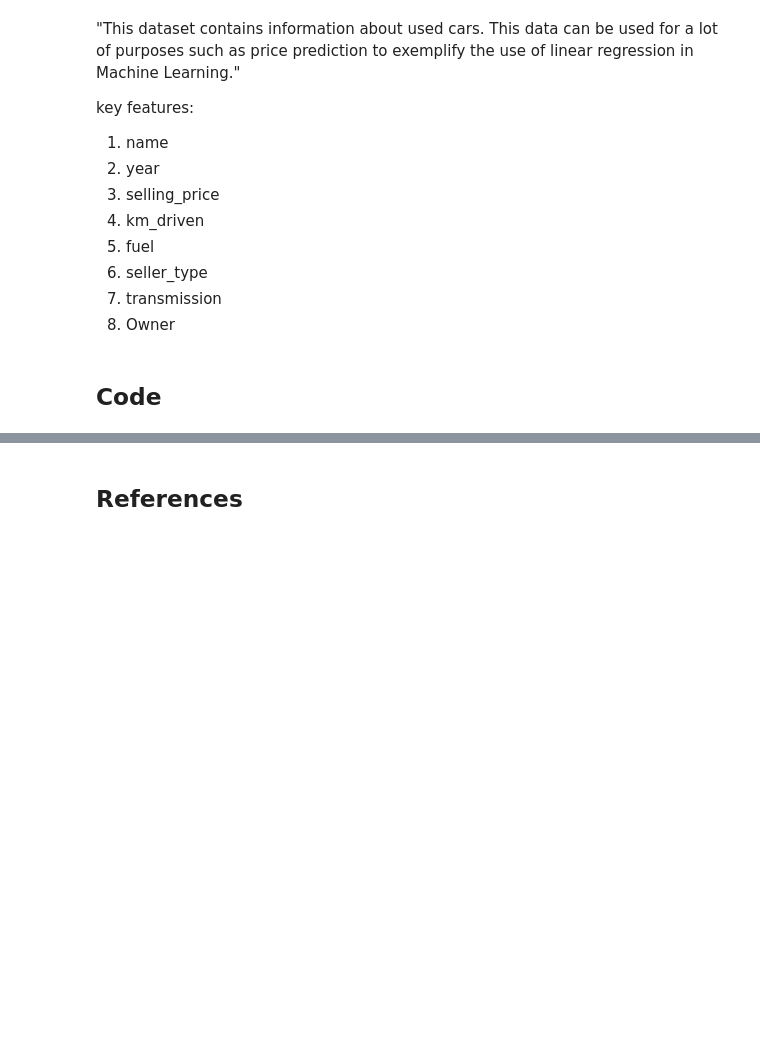
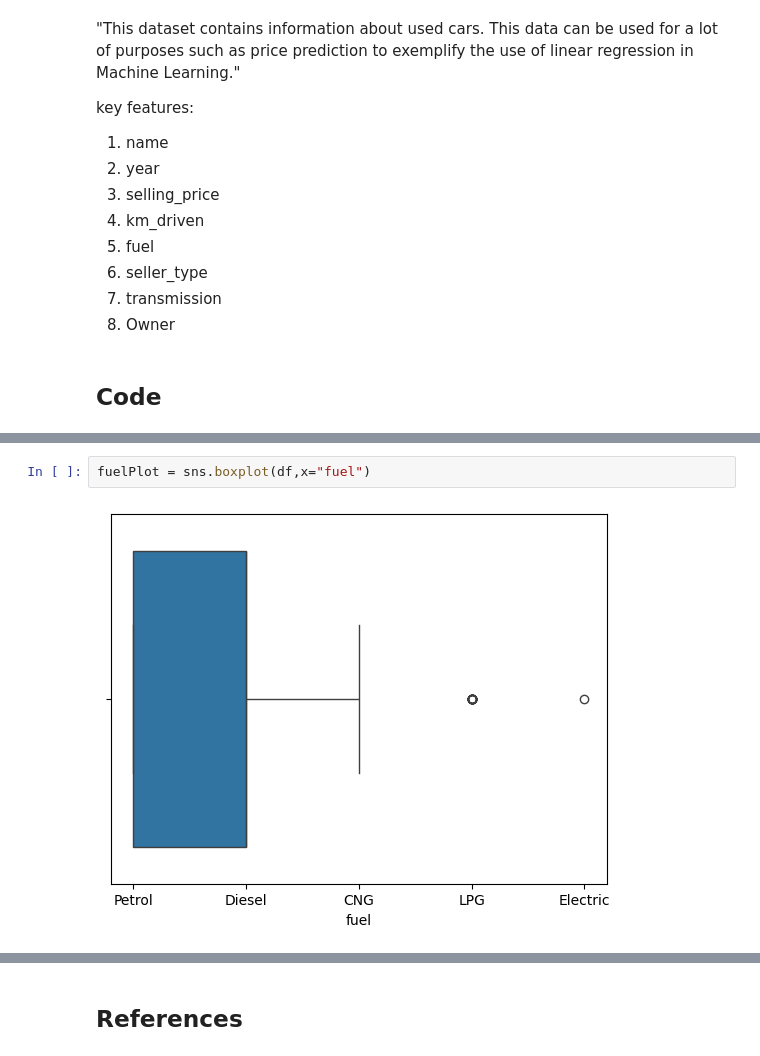
Before and after one commit to jvdlopes/CSI4142_A3, a Jupyter notebook: d1.ipynb, the cells around one changed output, grey strips where cells are left out. Saved outputs shown, nothing was run; the diff lists cells and outputs as text; blank space fills up the shorter version.

```diff
--- a/d1.ipynb
+++ b/d1.ipynb
@@ -58,0 +65,4 @@ Name: fuel_Diesel, Length: 4340, dtype: bool
+# %%
+fuelPlot = sns.boxplot(df,x="fuel")
+# %% [output]
+[figure, added]
```
Also changed, not shown: parts of 19 cells of this notebook.
